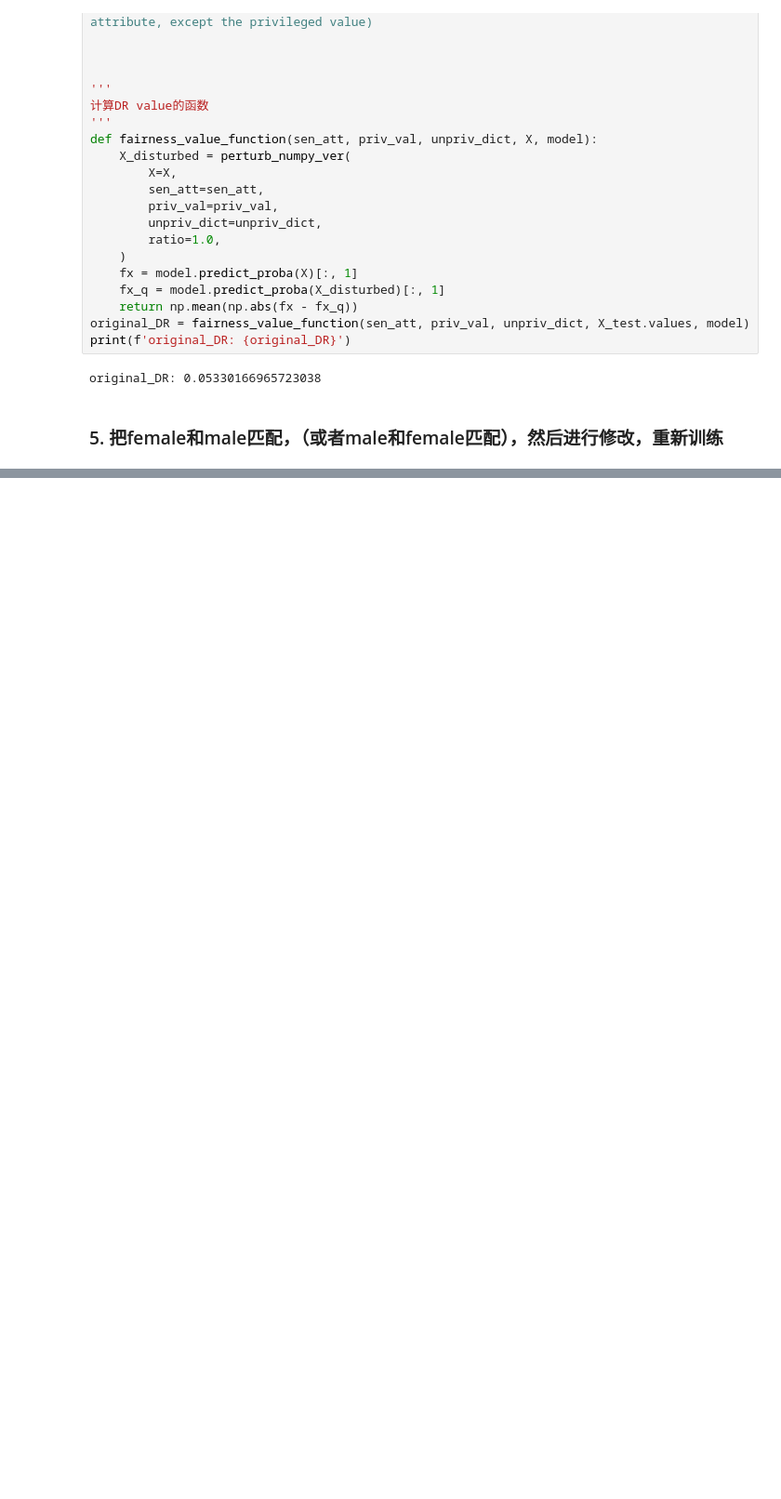
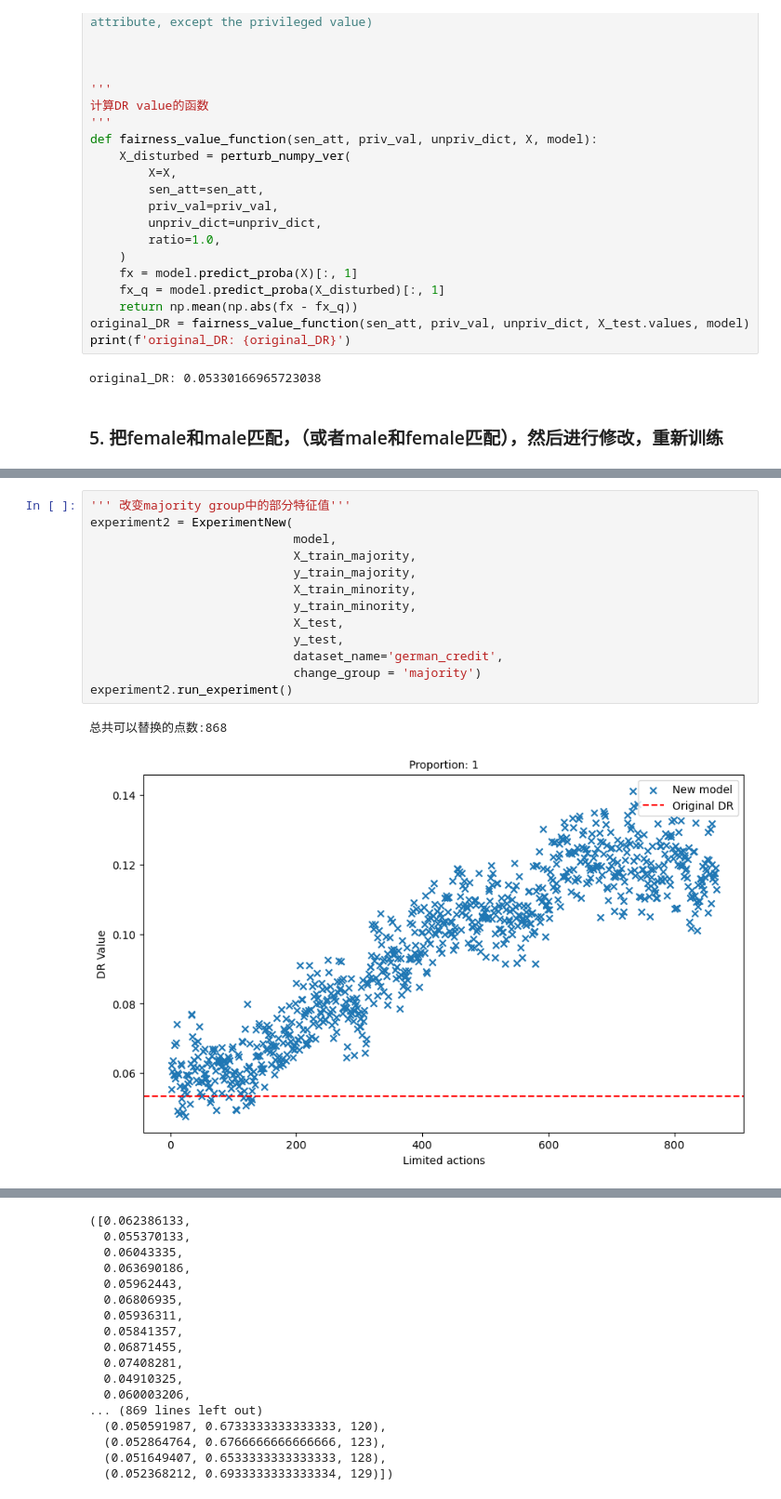
Before and after one commit to youlei202/FairSHAP, a Jupyter notebook: zz_new_german.ipynb, the cells around one changed output, grey strips where cells are left out. Shown at 93% size. Saved outputs shown, nothing was run; the diff lists cells and outputs as text; blank space fills up the shorter version.

```diff
--- a/zz_new_german.ipynb
+++ b/zz_new_german.ipynb
@@ -166,0 +167,16 @@ X_train_minority.shape: (221, 26)
+# %%
+''' 改变majority group中的部分特征值'''
+experiment2 = ExperimentNew(
+                            model,
+                            X_train_majority,
+                            y_train_majority,
+                            X_train_minority,
+                            y_train_minority,
+                            X_test,
+                            y_test,
+                            dataset_name='german_credit',
+                            change_group = 'majority')
+experiment2.run_experiment()
+# %% [output]
+总共可以替换的点数:868
+[figure, added]
@@ -167,3 +184,20 @@ X_train_minority.shape: (221, 26)
+([0.062386133,
+  0.055370133,
+  0.06043335,
+  0.063690186,
+  0.05962443,
+  0.06806935,
+  0.05936311,
+  0.05841357,
+  0.06871455,
+  0.07408281,
+  0.04910325,
+  0.060003206,
+... (869 lines left out)
+  (0.050591987, 0.6733333333333333, 120),
+  (0.052864764, 0.6766666666666666, 123),
+  (0.051649407, 0.6533333333333333, 128),
+  (0.052368212, 0.6933333333333334, 129)])
 # %%
 ''' Experiment new
 
```
Also changed, not shown: parts of 11 cells of this notebook, 4 other files.
